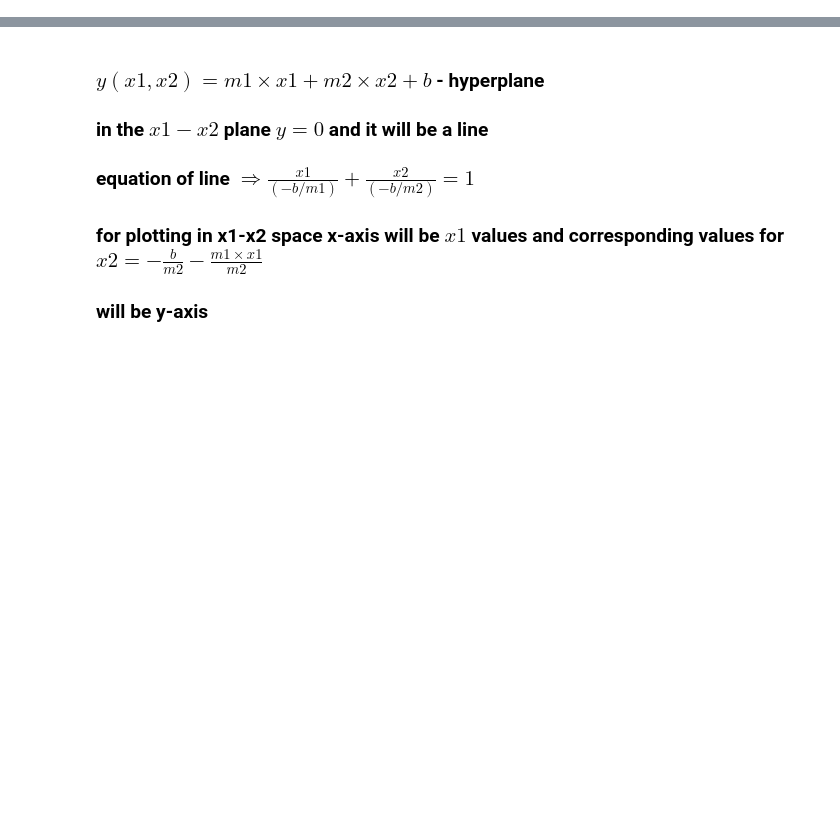
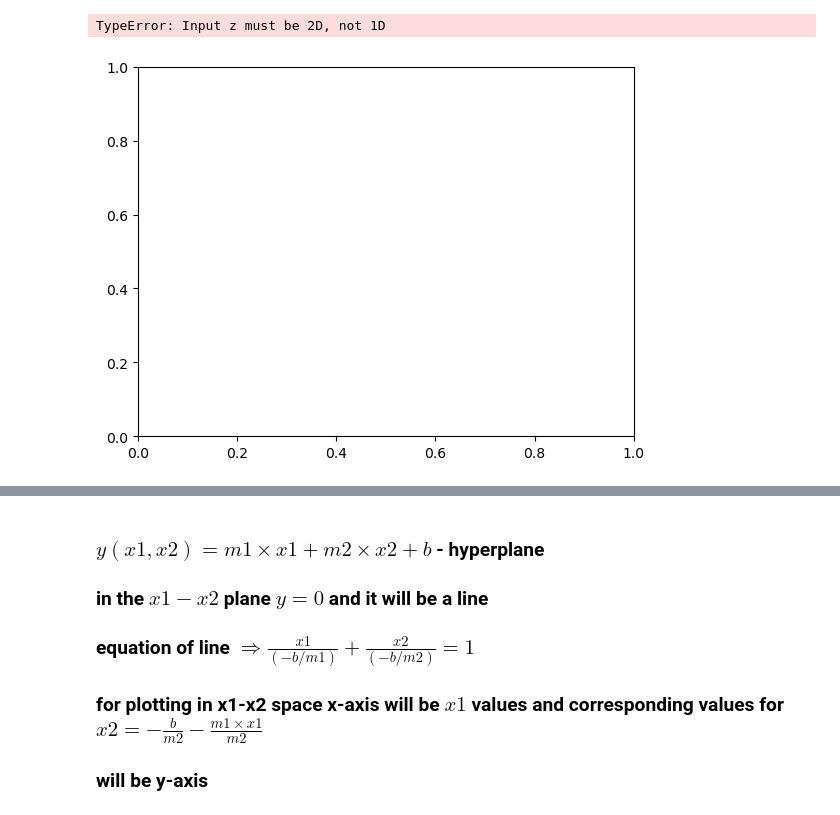
Before and after one commit to labani-01/PHY657, a Jupyter notebook: Module_4/ Module-4.ipynb, the cells around one changed output, grey strips where cells are left out. Drawn from its saved outputs; the diff is of its cells as text; code cells hidden in the pictures; blank space fills up the shorter version.

```diff
--- a/Module_4/ Module-4.ipynb
+++ b/Module_4/ Module-4.ipynb
@@ -76,6 +59,34 @@ sample2_train = X_train[Y_train == -1]  # Extract points where Y_train == -1
 #len(x1_x2_test)
 #len(x1_train), len(x2_train)
 #len(x1_test), len(x2_test)
+# %%
+#Least Squares Discriminant
+X_train_augmented = np.hstack([X_train, np.ones((X_train.shape[0], 1))])  # Add bias term
+w = np.linalg.pinv(X_train_augmented).dot(Y_train)  # Compute weight vector using least squares
+
+# Make predictions
+X_test_augmented = np.hstack([X_test, np.ones((X_test.shape[0], 1))])
+Y_pred = np.sign(X_test_augmented.dot(w))  # Predict using sign function
+
+
+# Visualization of decision boundary
+xx, yy = np.meshgrid(np.linspace(X[:, 0].min(), X[:, 0].max(), 1000),
+                     np.linspace(X[:, 1].min(), X[:, 1].max(), 1000))
+grid_points = np.c_[xx.ravel(), yy.ravel()]
+grid_points_augmented = np.hstack([grid_points, np.ones((grid_points.shape[0], 1))])
+Z = np.sign(grid_points_augmented @ w)
+Z = Z.reshape(xx.shape)
+
+# Plotting
+plt.contour(X_test, Y_test, Y_pred, levels=[0], linewidths=2)
+#plt.contour(xx, yy, Z, levels=[0], linewidths=2)
+plt.scatter(sample1[:, 0], sample1[:, 1], color='red', label='Class 1')
+plt.scatter(sample2[:, 0], sample2[:, 1], color='blue', label='Class 2')
+plt.legend(frameon = False)
+plt.show()
+# %% [output]
+TypeError: Input z must be 2D, not 1D
+[figure, added]
 # %%
 regr = LinearRegression()
 regr.fit(X_train, Y_train)
```
Also changed, not shown: parts of 12 cells of this notebook.
